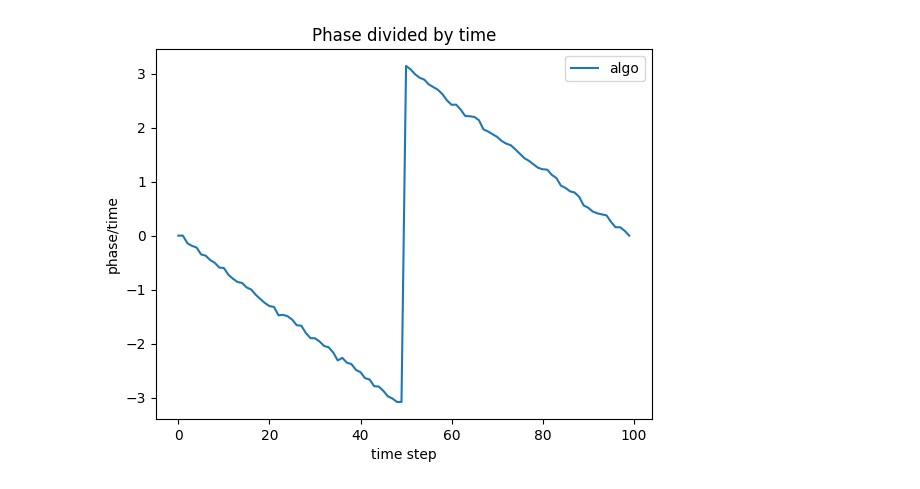
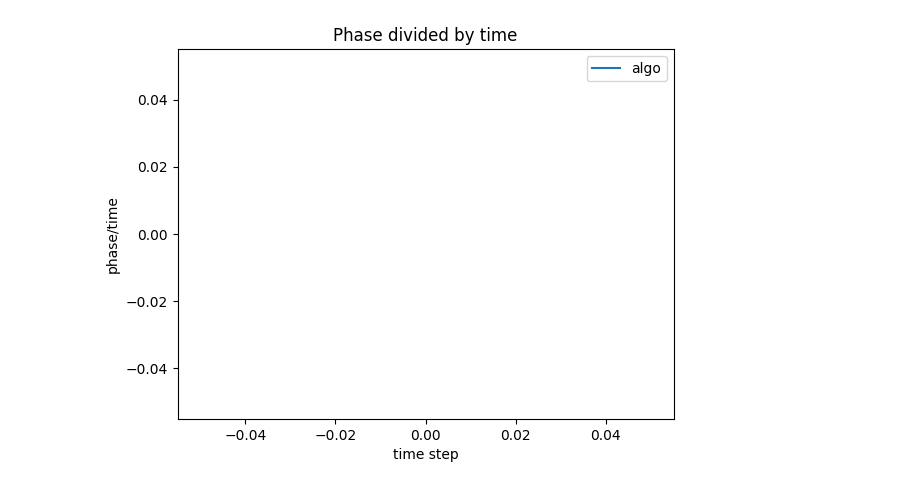
Before and after one commit to Quantum-Linear-Algebra/ODMD, a Jupyter notebook: ODMD.ipynb, the cells around one changed output. Saved outputs shown, nothing was run; the diff lists cells and outputs as text; code cells hidden in the pictures.

```diff
--- a/ODMD.ipynb
+++ b/ODMD.ipynb
@@ -96,14 +84,12 @@ print(run_hadamard_test([[1,0],[0, 1j*2]], 1))
 data_points = 100
 t_list = np.linspace(0, 2*pi, data_points)
 # print(t_list)
+Dt = 2*pi/data_points
 Ham = create_hamiltonian(2,0)
 phases = []
 for t in t_list:
     # if t == 0: continue
-    phase = run_hadamard_test(Ham, t)
-    # phase = phase/t
-    phases.append(phase)
-    print("phase is", phase)
+    Re = hadamard_test(Ham, t)
 # %% [output]
 H = -ZZ -0*XI -0*IX
 
@@ -144,14 +100,13 @@ Lowest energy Eigenvalue (-1+0j)
 # %%
-real_phase = [np.linalg.eigvals(Ham)[0].real for _ in range(data_points)]
 plt.title("Phase divided by time")
 plt.xlabel("time step")
 plt.ylabel("phase/time")
 plt.plot(phases, label = "algo")
 # plt.plot(real_phase, label = "expected")
 plt.legend()
 plt.show()
 # %% [output]
-[figure, old version]
+[figure, new version]
 # %%
 def generate_s_k(ham, k, Dt, K):
     # use real hadmard test to generate data
```
Also changed, not shown: parts of 6 cells of this notebook.
